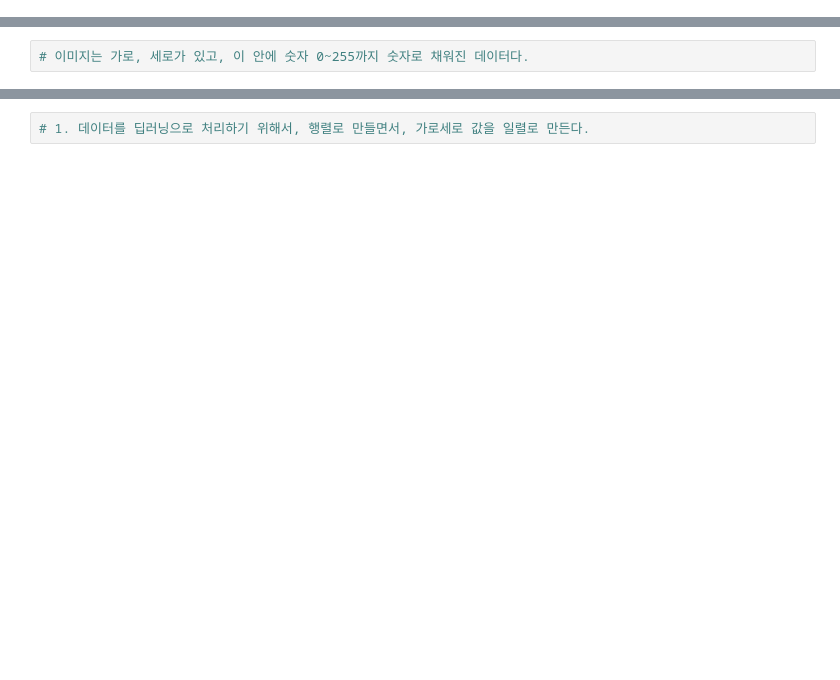
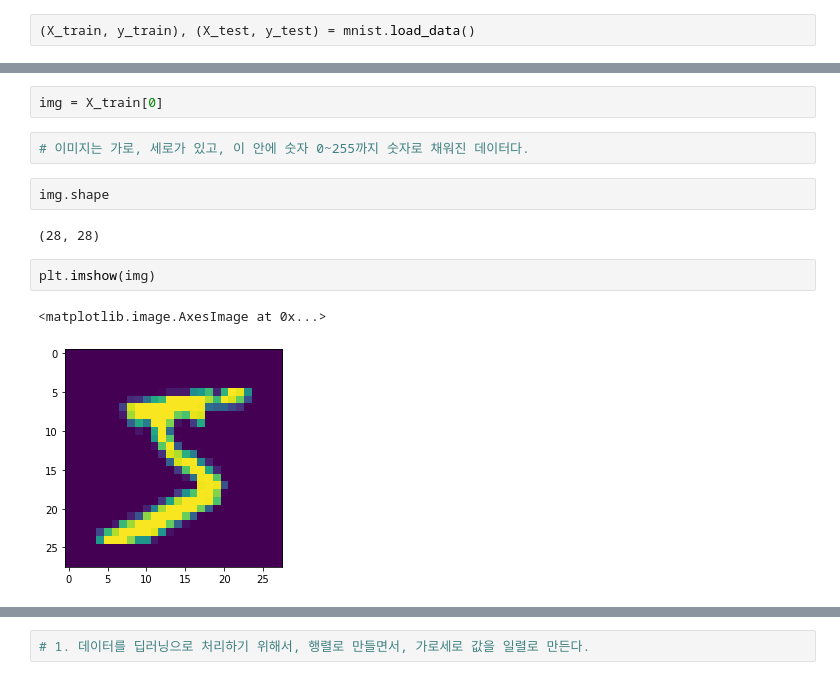
Before and after one commit to twistyang/python_sun, a Jupyter notebook: part10/3.a. MNIST 손글씨 숫자.ipynb, the cells around one changed output, grey strips where cells are left out. Saved outputs shown, nothing was run; the diff lists cells and outputs as text; blank space fills up the shorter version.

```diff
--- a/part10/3.a. MNIST 손글씨 숫자.ipynb
+++ b/part10/3.a. MNIST 손글씨 숫자.ipynb
@@ -25,4 +27,6 @@ from keras.utils import np_utils
 # %%
 # MNist 데이터를 가져온다. 이미 7만장의 손글씨 이미지 데이터가 있다.
+# %%
+(X_train, y_train), (X_test, y_test) = mnist.load_data()
 # %%
 # 데이터 모양 확인
@@ -29,4 +45,15 @@ from keras.utils import np_utils
 # %%
 # 이미지 데이터 1개를 가져와서, 화면에 찍어보자.
+# %%
+img = X_train[0]
 # %%
 # 이미지는 가로, 세로가 있고, 이 안에 숫자 0~255까지 숫자로 채워진 데이터다.
+# %%
+img.shape
+# %% [output]
+(28, 28)
+# %%
+plt.imshow(img)
+# %% [output]
+<matplotlib.image.AxesImage at 0x...>
+[figure, added]
```
Also changed, not shown: parts of 30 cells of this notebook.
